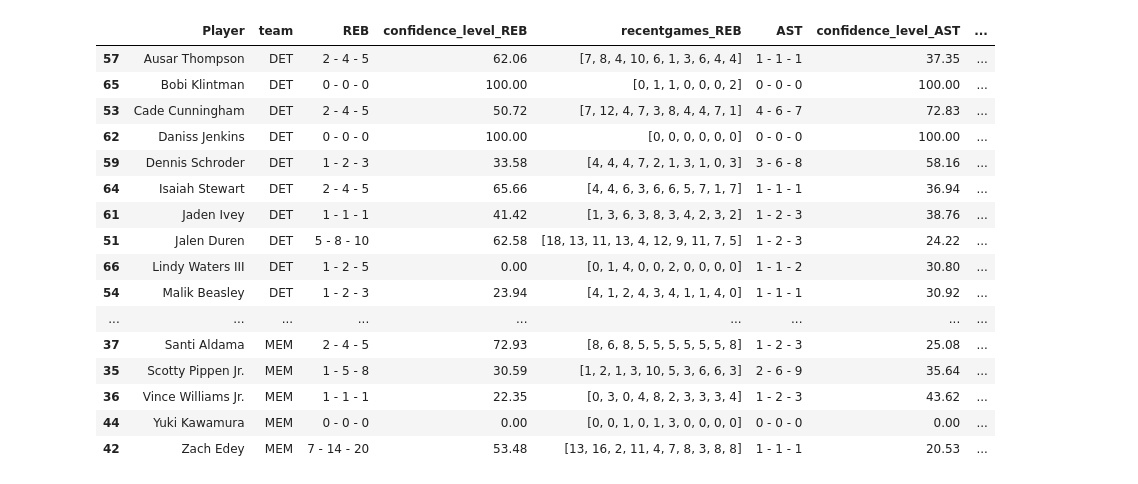
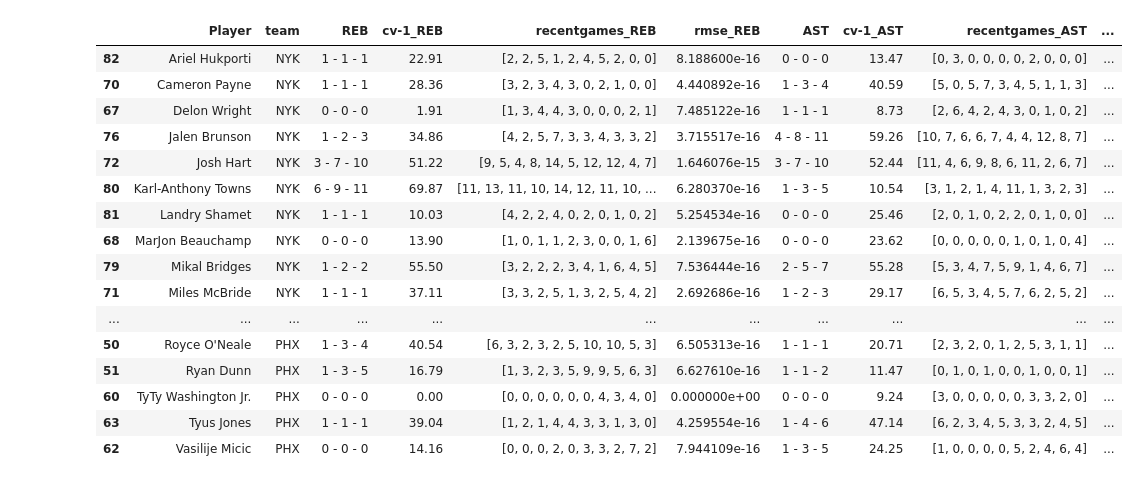
Before and after one commit to penfoldslaw/web_scraping_sports, a Jupyter notebook: models/linear_regression/predictions.ipynb, the cells around one changed output. Saved outputs shown, nothing was run; the diff lists cells and outputs as text; code cells hidden in the pictures.

```diff
--- a/models/linear_regression/predictions.ipynb
+++ b/models/linear_regression/predictions.ipynb
@@ -5,7 +5,9 @@ import os
 import pandas as pd
 
 # List of target teams
-matchup = ["NYK", "ATL","MEM","DET","MIN", "PHI", "MIL","MIA", "DAL", "LAC"]
+matchup = [
+    "BOS", "SAC", "POR","PHX", "NYK",
+    "IND","DEN","MIL", "NOP", "HOU", "GSW"]
 df_list = []  # List to store DataFrames
 
 # Loop through each team's roster file
@@ -121,22 +207,30 @@ No valid features found for Jesse Edwards for predicting AST
 # display(results_ast)
 # display(results_pts)
 # display(results_3pm)
+# pd.set_option('display.float_format', '{:.10f}'.format)
+pd.reset_option('display.float_format')
+
+
 
 # results_3pm = results_3pm[results_3pm["confidence_level_3PM"] != 100.00]
 df_merged = results_reb.merge(results_ast, on=['Player', 'team'], suffixes=('_reb', '_ast')) \
     .merge(results_pts, on=['Player', 'team'], suffixes=('_pts','extra_pts')) \
     .merge(results_3pm, on=['Player', 'team'], suffixes=('_pts','_3pm'))
 
+# df_merged['rmse_PTS'] = df_merged['rmse_PTS'].round(1)
+
+
 
 
 
 # players_to_remove = ['Tyrese Haliburton', 'Player1', 'Player2', 'Player3']
 # matchup = ["UTA", "IND","SAC","CHA","DET", "TOR", "PHX","BOS", "CLE", "SAS", "OKC", "HOU", "POR", "CHI","DEN", "GSW", "DAL", "LAC", "NOP", "LAC"]
+# matchup = [
+#     "BOS", "SAC", "POR","PHX", "NYK",
+#     "IND","DEN","MIL", "NOP", "HOU", "GSW"]
+matchup = ["PHX", "NYK"]
 
-# matchup = ["NYK", "ATL","MEM","DET","MIN", "PHI", "MIL","MIA", "DAL", "LAC"]
-matchup = ["MEM","DET"]
-
-df_list = []  # List to store dataframes
+df_list = [ ]  # List to store dataframes
 for team in matchup:
     roster_path = f"D:\\roster_folder\\2024\\{team}_roster_file.csv"  # Construct the file path
 
@@ -179,29 +273,4 @@ df_merged = df_merged.sort_values(by=["team", "Player"], ascending=[True, True])
 
 
 display(df_merged)
-
-
-
-# from parlay_picker import create_parlays
-
-# num_groups = 25  # Number of parlays you want to generate
-# players_per_group = 20 # Number of players in each parlay
-# min_confidence = 20
-# threepm_confidence = 20
-
-# parlays_df, group_confidence_scores = create_parlays(df_merged, num_groups, players_per_group,min_confidence,threepm_confidence)
-
-
-# # Display the confidence scores for each group
-# print("Confidence scores for each group:")
-# for group, score in group_confidence_scores:
-#     print(f"{group}: {score:.2f}")
-
-
-# # Display the DataFrames for each parlay and their confidence scores
-# for (parlay_name, score), parlay_df in zip(group_confidence_scores, parlays_df):
-#     print("\n")
-#     print(f"{parlay_name}: total confidence score: {score:.2f}")
-#     display(parlay_df)
-#     print("\n")
 # %% [output]
@@ -209,20 +278,20 @@ display(df_merged)
-|  | Player | team | REB | confidence_level_REB | recentgames_REB | AST | confidence_level_AST | ... |
-| 57 | Ausar Thompson | DET | 2 - 4 - 5 | 62.06 | [7, 8, 4, 10, 6, 1, 3, 6, 4, 4] | 1 - 1 - 1 | 37.35 | ... |
-| 65 | Bobi Klintman | DET | 0 - 0 - 0 | 100.00 | [0, 1, 1, 0, 0, 0, 2] | 0 - 0 - 0 | 100.00 | ... |
-| 53 | Cade Cunningham | DET | 2 - 4 - 5 | 50.72 | [7, 12, 4, 7, 3, 8, 4, 4, 7, 1] | 4 - 6 - 7 | 72.83 | ... |
-| 62 | Daniss Jenkins | DET | 0 - 0 - 0 | 100.00 | [0, 0, 0, 0, 0, 0] | 0 - 0 - 0 | 100.00 | ... |
-| 59 | Dennis Schroder | DET | 1 - 2 - 3 | 33.58 | [4, 4, 4, 7, 2, 1, 3, 1, 0, 3] | 3 - 6 - 8 | 58.16 | ... |
-| 64 | Isaiah Stewart | DET | 2 - 4 - 5 | 65.66 | [4, 4, 6, 3, 6, 6, 5, 7, 1, 7] | 1 - 1 - 1 | 36.94 | ... |
-| 61 | Jaden Ivey | DET | 1 - 1 - 1 | 41.42 | [1, 3, 6, 3, 8, 3, 4, 2, 3, 2] | 1 - 2 - 3 | 38.76 | ... |
-| 51 | Jalen Duren | DET | 5 - 8 - 10 | 62.58 | [18, 13, 11, 13, 4, 12, 9, 11, 7, 5] | 1 - 2 - 3 | 24.22 | ... |
-| 66 | Lindy Waters III | DET | 1 - 2 - 5 | 0.00 | [0, 1, 4, 0, 0, 2, 0, 0, 0, 0] | 1 - 1 - 2 | 30.80 | ... |
-| 54 | Malik Beasley | DET | 1 - 2 - 3 | 23.94 | [4, 1, 2, 4, 3, 4, 1, 1, 4, 0] | 1 - 1 - 1 | 30.92 | ... |
-| ... | ... | ... | ... | ... | ... | ... | ... | ... |
-| 37 | Santi Aldama | MEM | 2 - 4 - 5 | 72.93 | [8, 6, 8, 5, 5, 5, 5, 5, 5, 8] | 1 - 2 - 3 | 25.08 | ... |
-| 35 | Scotty Pippen Jr. | MEM | 1 - 5 - 8 | 30.59 | [1, 2, 1, 3, 10, 5, 3, 6, 6, 3] | 2 - 6 - 9 | 35.64 | ... |
-| 36 | Vince Williams Jr. | MEM | 1 - 1 - 1 | 22.35 | [0, 3, 0, 4, 8, 2, 3, 3, 3, 4] | 1 - 2 - 3 | 43.62 | ... |
-| 44 | Yuki Kawamura | MEM | 0 - 0 - 0 | 0.00 | [0, 0, 1, 0, 1, 3, 0, 0, 0, 0] | 0 - 0 - 0 | 0.00 | ... |
-| 42 | Zach Edey | MEM | 7 - 14 - 20 | 53.48 | [13, 16, 2, 11, 4, 7, 8, 3, 8, 8] | 1 - 1 - 1 | 20.53 | ... |
+|  | Player | team | REB | cv-1_REB | recentgames_REB | rmse_REB | AST | cv-1_AST | recentgames_AST | ... |
+| 82 | Ariel Hukporti | NYK | 1 - 1 - 1 | 22.91 | [2, 2, 5, 1, 2, 4, 5, 2, 0, 0] | 8.188600e-16 | 0 - 0 - 0 | 13.47 | [0, 3, 0, 0, 0, 0, 2, 0, 0, 0] | ... |
+| 70 | Cameron Payne | NYK | 1 - 1 - 1 | 28.36 | [3, 2, 3, 4, 3, 0, 2, 1, 0, 0] | 4.440892e-16 | 1 - 3 - 4 | 40.59 | [5, 0, 5, 7, 3, 4, 5, 1, 1, 3] | ... |
+| 67 | Delon Wright | NYK | 0 - 0 - 0 | 1.91 | [1, 3, 4, 4, 3, 0, 0, 0, 2, 1] | 7.485122e-16 | 1 - 1 - 1 | 8.73 | [2, 6, 4, 2, 4, 3, 0, 1, 0, 2] | ... |
+| 76 | Jalen Brunson | NYK | 1 - 2 - 3 | 34.86 | [4, 2, 5, 7, 3, 3, 4, 3, 3, 2] | 3.715517e-16 | 4 - 8 - 11 | 59.26 | [10, 7, 6, 6, 7, 4, 4, 12, 8, 7] | ... |
+| 72 | Josh Hart | NYK | 3 - 7 - 10 | 51.22 | [9, 5, 4, 8, 14, 5, 12, 12, 4, 7] | 1.646076e-15 | 3 - 7 - 10 | 52.44 | [11, 4, 6, 9, 8, 6, 11, 2, 6, 7] | ... |
+| 80 | Karl-Anthony Towns | NYK | 6 - 9 - 11 | 69.87 | [11, 13, 11, 10, 14, 12, 11, 10, ... | 6.280370e-16 | 1 - 3 - 5 | 10.54 | [3, 1, 2, 1, 4, 11, 1, 3, 2, 3] | ... |
+| 81 | Landry Shamet | NYK | 1 - 1 - 1 | 10.03 | [4, 2, 2, 4, 0, 2, 0, 1, 0, 2] | 5.254534e-16 | 0 - 0 - 0 | 25.46 | [2, 0, 1, 0, 2, 2, 0, 1, 0, 0] | ... |
+| 68 | MarJon Beauchamp | NYK | 0 - 0 - 0 | 13.90 | [1, 0, 1, 1, 2, 3, 0, 0, 1, 6] | 2.139675e-16 | 0 - 0 - 0 | 23.62 | [0, 0, 0, 0, 0, 1, 0, 1, 0, 4] | ... |
+| 79 | Mikal Bridges | NYK | 1 - 2 - 2 | 55.50 | [3, 2, 2, 2, 3, 4, 1, 6, 4, 5] | 7.536444e-16 | 2 - 5 - 7 | 55.28 | [5, 3, 4, 7, 5, 9, 1, 4, 6, 7] | ... |
+| 71 | Miles McBride | NYK | 1 - 1 - 1 | 37.11 | [3, 3, 2, 5, 1, 3, 2, 5, 4, 2] | 2.692686e-16 | 1 - 2 - 3 | 29.17 | [6, 5, 3, 4, 5, 7, 6, 2, 5, 2] | ... |
+| ... | ... | ... | ... | ... | ... | ... | ... | ... | ... | ... |
+| 50 | Royce O'Neale | PHX | 1 - 3 - 4 | 40.54 | [6, 3, 2, 3, 2, 5, 10, 10, 5, 3] | 6.505313e-16 | 1 - 1 - 1 | 20.71 | [2, 3, 2, 0, 1, 2, 5, 3, 1, 1] | ... |
+| 51 | Ryan Dunn | PHX | 1 - 3 - 5 | 16.79 | [1, 3, 2, 3, 5, 9, 9, 5, 6, 3] | 6.627610e-16 | 1 - 1 - 2 | 11.47 | [0, 1, 0, 1, 0, 0, 1, 0, 0, 1] | ... |
+| 60 | TyTy Washington Jr. | PHX | 0 - 0 - 0 | 0.00 | [0, 0, 0, 0, 0, 0, 4, 3, 4, 0] | 0.000000e+00 | 0 - 0 - 0 | 9.24 | [3, 0, 0, 0, 0, 0, 3, 3, 2, 0] | ... |
+| 63 | Tyus Jones | PHX | 1 - 1 - 1 | 39.04 | [1, 2, 1, 4, 4, 3, 3, 1, 3, 0] | 4.259554e-16 | 1 - 4 - 6 | 47.14 | [6, 2, 3, 4, 5, 3, 3, 2, 4, 5] | ... |
+| 62 | Vasilije Micic | PHX | 0 - 0 - 0 | 14.16 | [0, 0, 0, 2, 0, 3, 3, 2, 7, 2] | 7.944109e-16 | 1 - 3 - 5 | 24.25 | [1, 0, 0, 0, 0, 5, 2, 4, 6, 4] | ... |
 # %%
 def get_safe_bets(df, confidence_threshold=60):
     """
```
Also changed, not shown: parts of 3 cells of this notebook, 13 other files.
